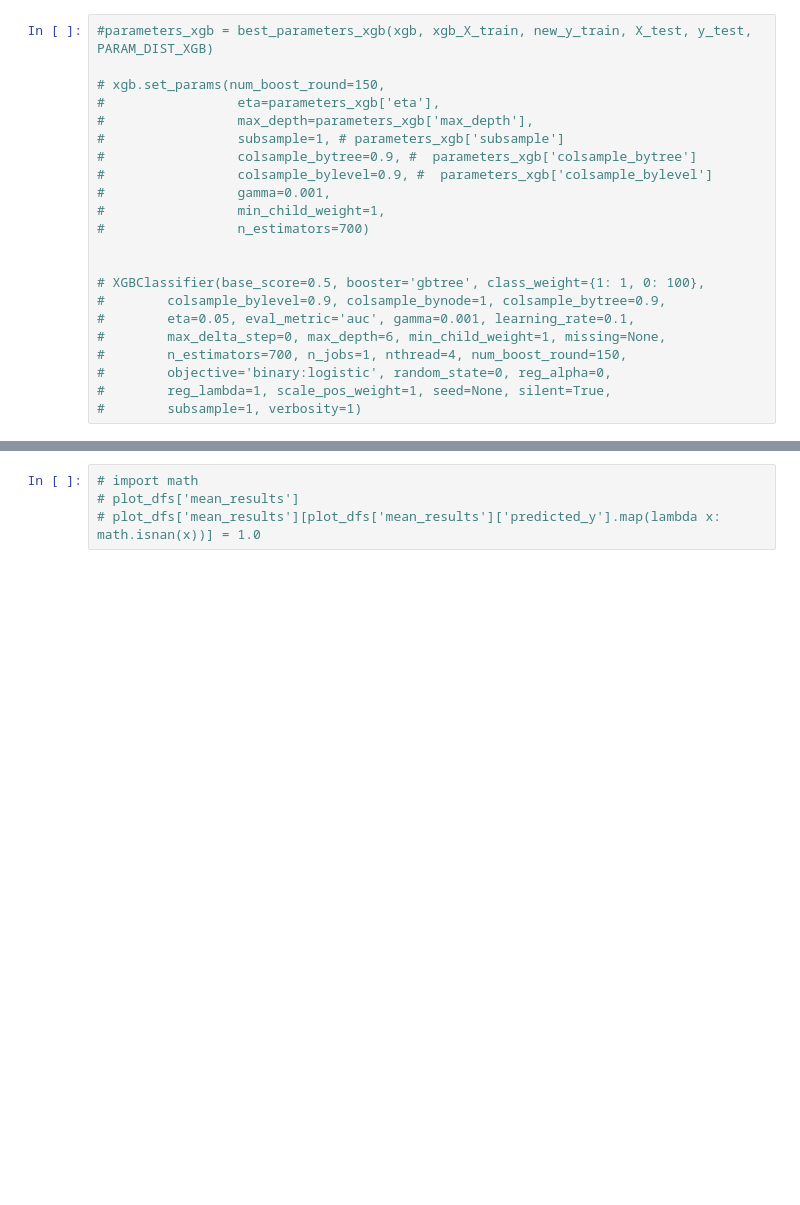
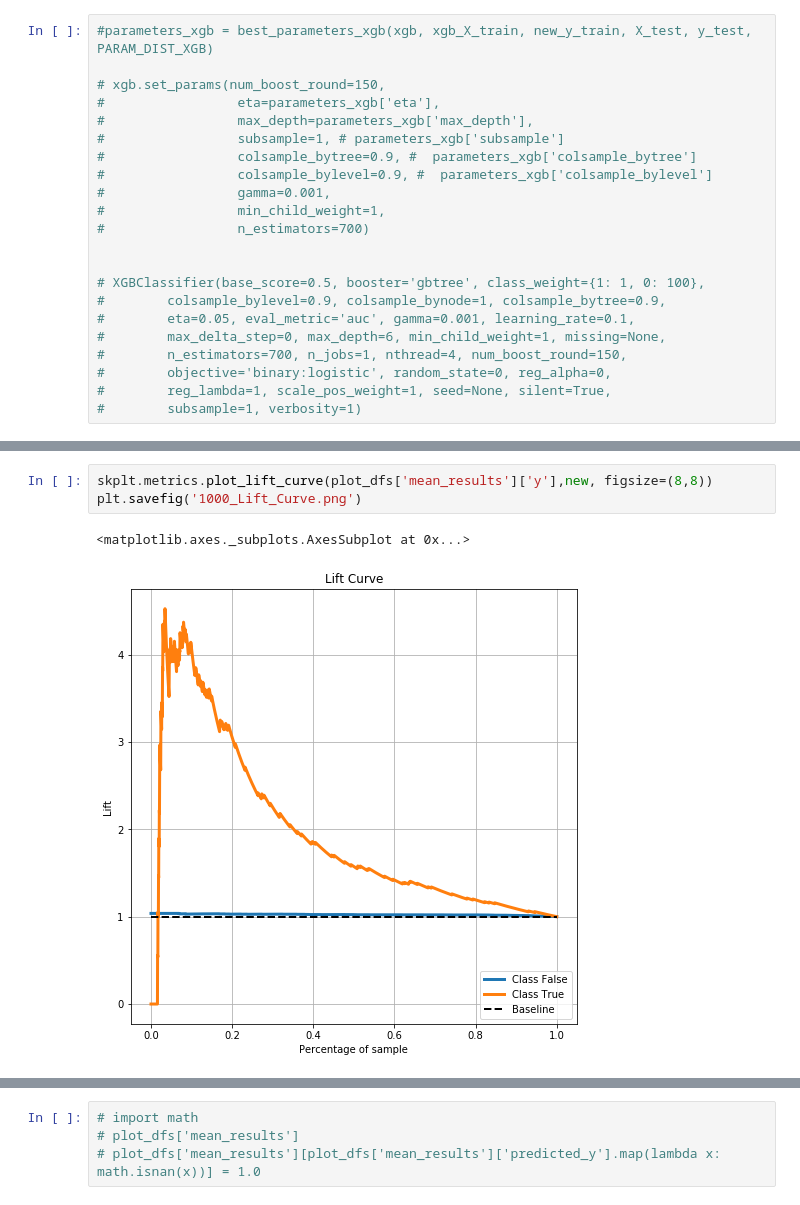
Before and after one commit to faramer86/GPrior, a Jupyter notebook: PUL.ipynb, the cells around one changed output, grey strips where cells are left out. Saved outputs shown, nothing was run; the diff lists cells and outputs as text; blank space fills up the shorter version.

```diff
--- a/PUL.ipynb
+++ b/PUL.ipynb
@@ -495,0 +634,6 @@ plot_dfs = mean_model_prob(plot_dfs)
+# %%
+skplt.metrics.plot_lift_curve(plot_dfs['mean_results']['y'],new, figsize=(8,8))
+plt.savefig('1000_Lift_Curve.png')
+# %% [output]
+<matplotlib.axes._subplots.AxesSubplot at 0x...>
+[figure, added]
```
Also changed, not shown: parts of 40 cells of this notebook, 2 other files.
